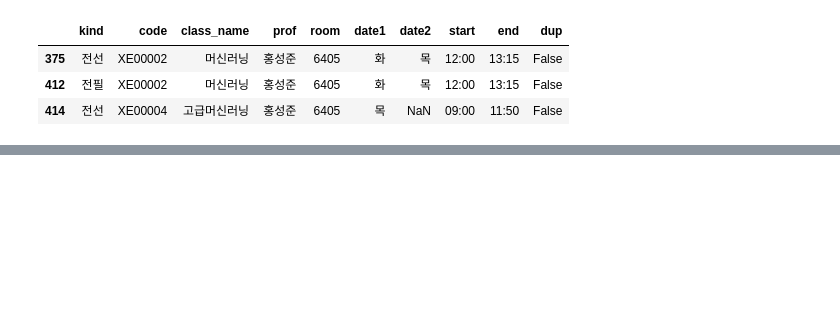
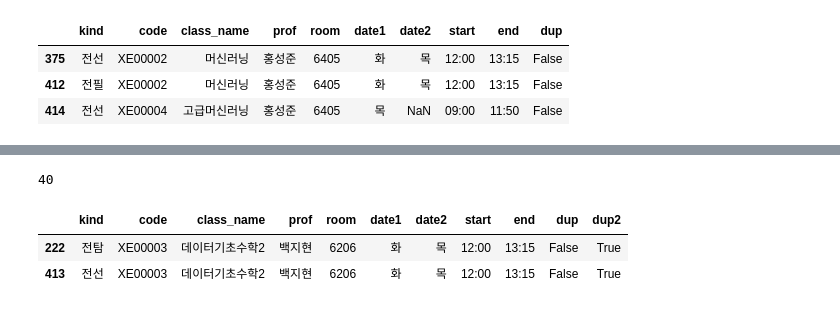
Before and after one commit to sujeengim/MapinSkhu-Data, a Jupyter notebook: second-try/data2.ipynb, the cells around one changed output, grey strips where cells are left out. Drawn from its saved outputs; the diff is of its cells as text; code cells hidden in the pictures; blank space fills up the shorter version.

```diff
--- a/second-try/data2.ipynb
+++ b/second-try/data2.ipynb
@@ -393,2 +396,2 @@ df['dup2'] = df.duplicated(['code', 'class_name', 'prof', 'room', 'date1', 'date
 # %%
-df[df['dup2']==True].sort_values('code')
+dup_df_sort = df[df['dup2']==True].sort_values('code') #코드기준 정렬
@@ -412,0 +398,4 @@ df[df['dup2']==True].sort_values('code')
+# %%
+len(dup_df_sort)
+# %% [output]
+40
@@ -412,0 +411,6 @@ df[df['dup2']==True].sort_values('code')
+# %%
+dup_dfs[-1]
+# %% [output]
+|  | kind | code | class_name | prof | room | date1 | date2 | start | end | dup | dup2 |
+| 222 | 전탐 | XE00003 | 데이터기초수학2 | 백지현 | 6206 | 화 | 목 | 12:00 | 13:15 | False | True |
+| 413 | 전선 | XE00003 | 데이터기초수학2 | 백지현 | 6206 | 화 | 목 | 12:00 | 13:15 | False | True |
```
Also changed, not shown: parts of 17 cells of this notebook.
